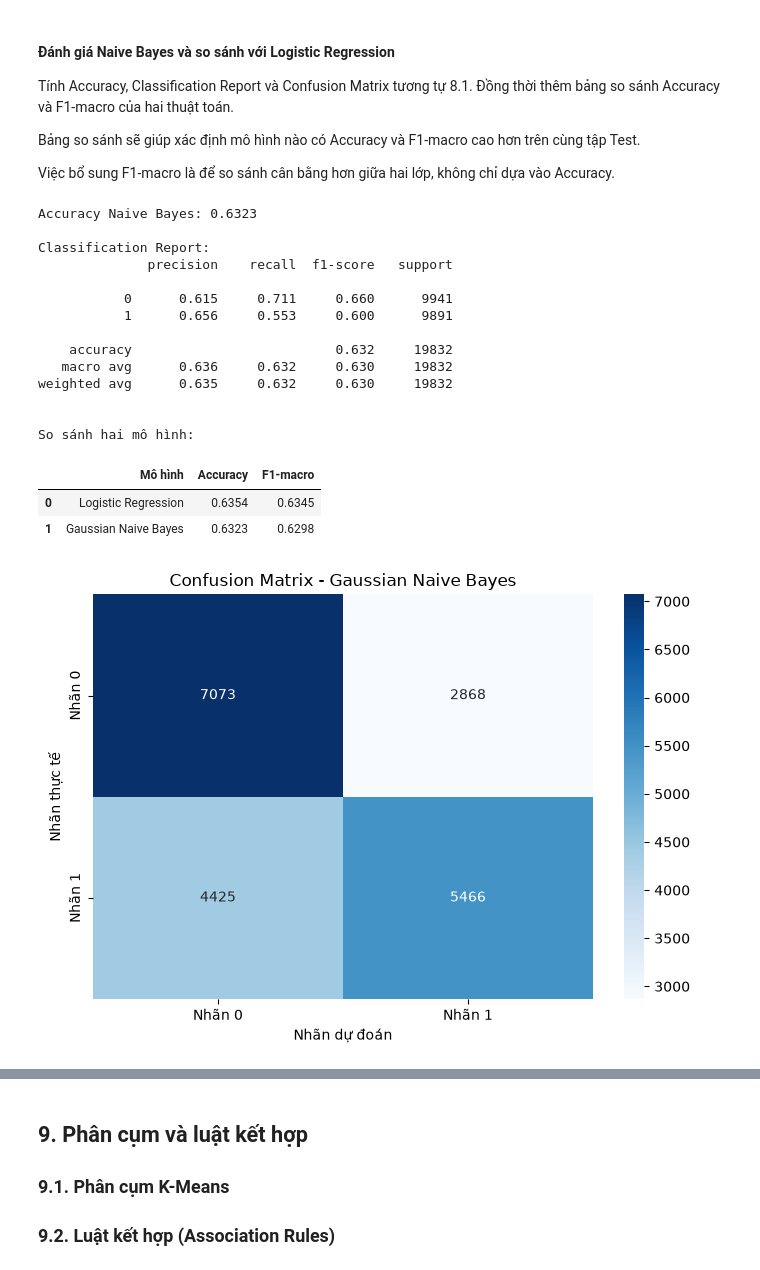
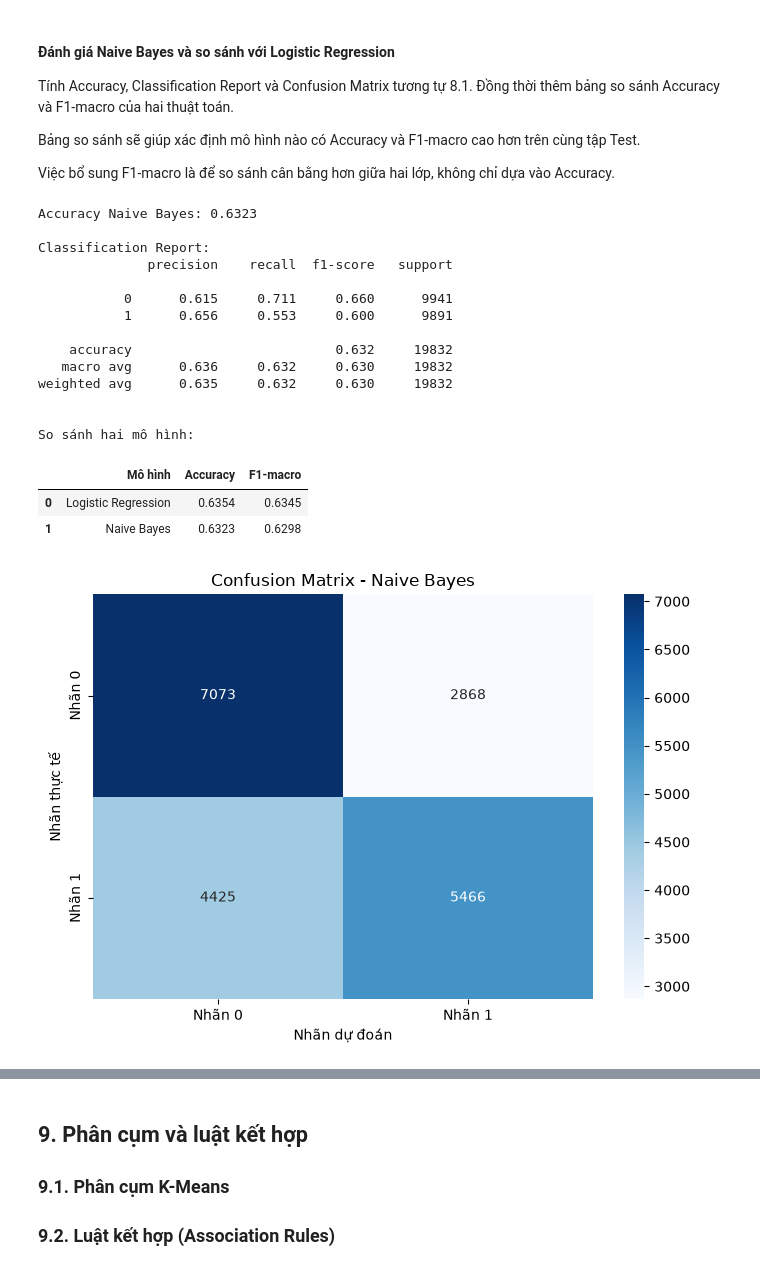
Before and after one commit to 1amBlake/apartment-rental-analysis-iuh, a Jupyter notebook: notebooks/apartment_retal_analysis.ipynb, the cells around one changed output, grey strips where cells are left out. Saved outputs shown, nothing was run; the diff lists cells and outputs as text; code cells hidden in the pictures.

```diff
--- a/notebooks/apartment_retal_analysis.ipynb
+++ b/notebooks/apartment_retal_analysis.ipynb
@@ -1953,7 +1962,7 @@ accuracy_log = accuracy_score(y_test_log, y_pred_log)
 f1_log = f1_score(y_test_log, y_pred_log, average="macro")
 
 df_compare_models = pd.DataFrame({
-    "Mô hình": ["Logistic Regression", "Gaussian Naive Bayes"],
+    "Mô hình": ["Logistic Regression", "Naive Bayes"],
     "Accuracy": [accuracy_log, accuracy_nb],
     "F1-macro": [f1_log, f1_nb]
 })
@@ -1969,33 +1978,33 @@ sns.heatmap(
     cm_nb,
     annot=True,
     fmt="d",
     cmap="Blues",
     xticklabels=["Nhãn 0", "Nhãn 1"],
     yticklabels=["Nhãn 0", "Nhãn 1"]
 )
 
-plt.title("Confusion Matrix - Gaussian Naive Bayes")
+plt.title("Confusion Matrix - Naive Bayes")
 plt.xlabel("Nhãn dự đoán")
 plt.ylabel("Nhãn thực tế")
 
 plt.tight_layout()
 plt.show()
 # %% [output]
 Accuracy Naive Bayes: 0.6323
 
 Classification Report:
               precision    recall  f1-score   support
 
            0      0.615     0.711     0.660      9941
            1      0.656     0.553     0.600      9891
 
     accuracy                          0.632     19832
    macro avg      0.636     0.632     0.630     19832
 weighted avg      0.635     0.632     0.630     19832
 
 
 So sánh hai mô hình:
 |  | Mô hình | Accuracy | F1-macro |
 | 0 | Logistic Regression | 0.6354 | 0.6345 |
-| 1 | Gaussian Naive Bayes | 0.6323 | 0.6298 |
+| 1 | Naive Bayes | 0.6323 | 0.6298 |
-[figure, old version]
+[figure, new version]
```
Also changed, not shown: parts of 3 cells of this notebook.
